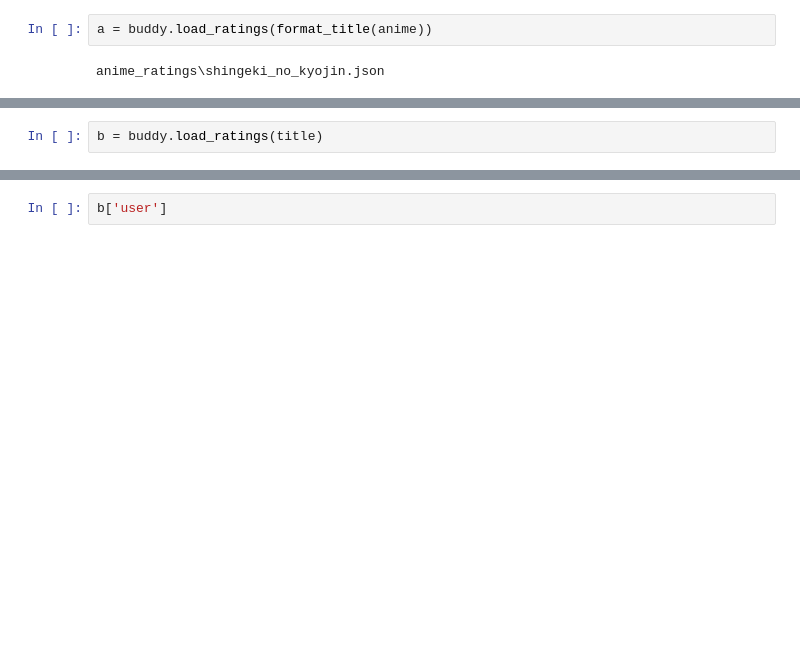
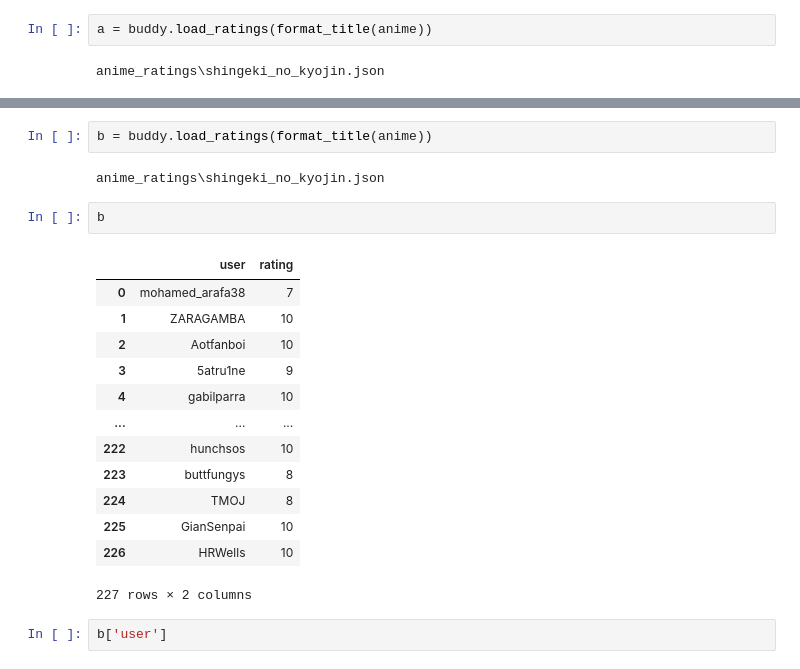
Before and after one commit to MALBuddy/MALBuddy, a Jupyter notebook: get_similar_user_ratings.ipynb, the cells around one changed output, grey strips where cells are left out. Drawn from its saved outputs; the diff is of its cells as text; blank space fills up the shorter version.

```diff
--- a/get_similar_user_ratings.ipynb
+++ b/get_similar_user_ratings.ipynb
@@ -81,2 +80,0 @@ a
-# %%
-b = buddy.load_ratings(title)
@@ -101,3 +101,23 @@ a
+# %%
+b = buddy.load_ratings(format_title(anime))
+# %% [output]
+anime_ratings\shingeki_no_kyojin.json
+# %%
+b
+# %% [output]
+|  | user | rating |
+| 0 | mohamed_arafa38 | 7 |
+| 1 | ZARAGAMBA | 10 |
+| 2 | Aotfanboi | 10 |
+| 3 | 5atru1ne | 9 |
+| 4 | gabilparra | 10 |
+| ... | ... | ... |
+| 222 | hunchsos | 10 |
+| 223 | buttfungys | 8 |
+| 224 | TMOJ | 8 |
+| 225 | GianSenpai | 10 |
+| 226 | HRWells | 10 |
+227 rows × 2 columns
 # %%
 b['user']
 # %% [output]
```
Also changed, not shown: parts of 5 cells of this notebook, 1 other file.
